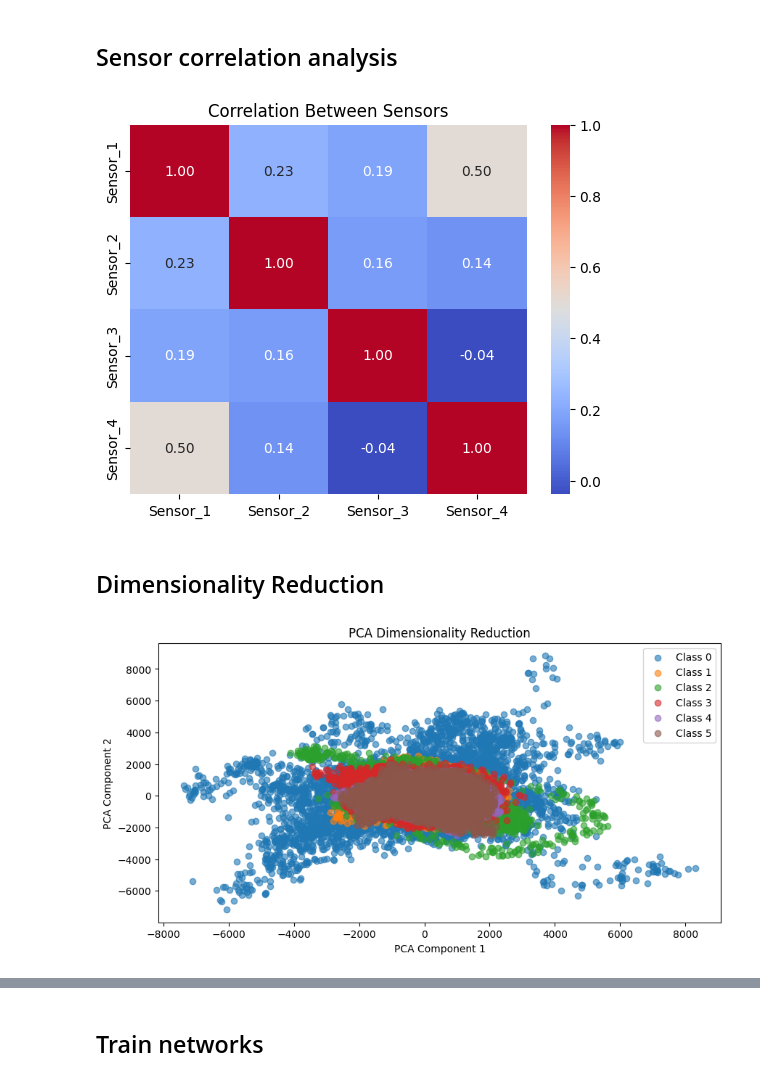
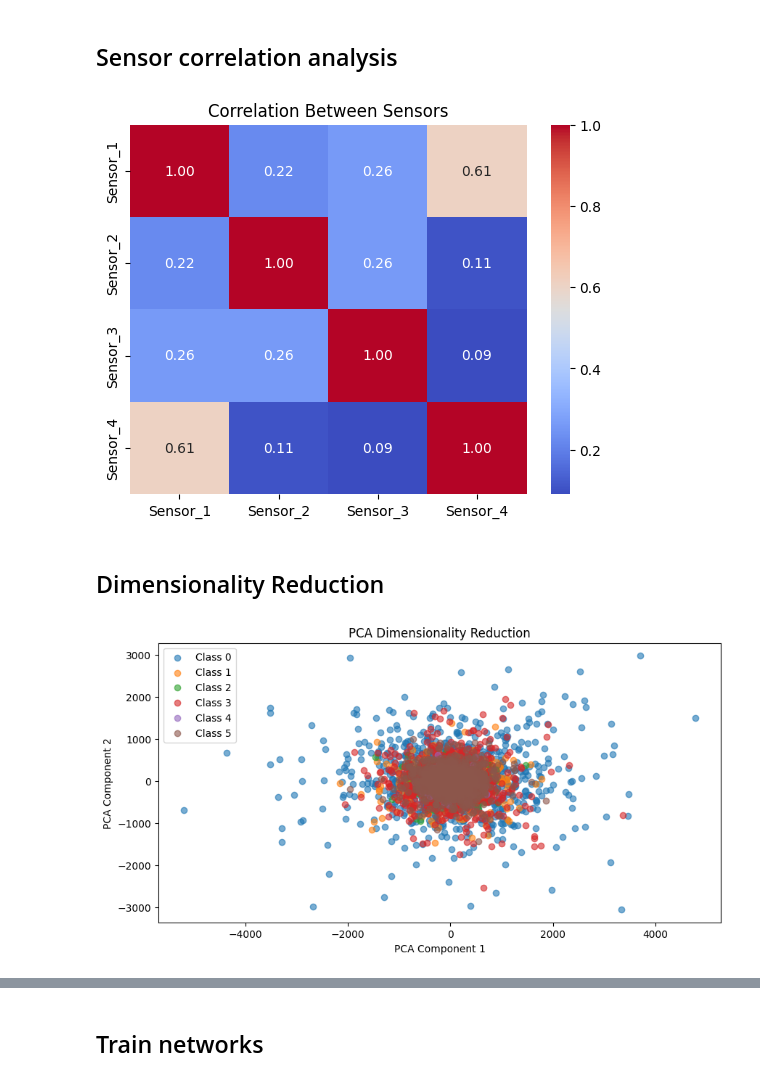
Before and after one commit to Incomprehensible/Real-Time-Gesture-Control-System-for-Precision-Control, a Jupyter notebook: training/scripts/hand-gesture-recognition_pipeline_tuning.ipynb, the cells around one changed output, grey strips where cells are left out. Saved outputs shown, nothing was run; the diff lists cells and outputs as text; code cells hidden in the pictures.

```diff
--- a/training/scripts/hand-gesture-recognition_pipeline_tuning.ipynb
+++ b/training/scripts/hand-gesture-recognition_pipeline_tuning.ipynb
@@ -110,3 +96,9 @@ def get_min_df_array_len(dfs):
 def get_min_df_len(dfs):
     min_len = min([len(df) for df in dfs])
     return min_len
+
+def get_random_df_chunk(df, chunk_len):
+    if len(df) == chunk_len:
+        return df
+    start = np.random.randint(0, len(df) - chunk_len)
+    return df[start:start+chunk_len]
@@ -168,0 +124,4 @@ print(sensor_data.head())
+# %%
+sensor_data = pd.concat(concat_dfs, ignore_index=True)
+labels = sum([[i] * len(concat_dfs[i]) for i in range(NUM_CLASSES)], [])
+print(sensor_data.head())
@@ -380,7 +337,7 @@ if plot_all_timeline:
 # %%
 def plot_signal(data, row_index, title):
     # Split the row into 8 groups corresponding to sensors
-    signals = np.array_split(data, num_sensors)
+    signals = np.array_split(data, NUM_SENSORS, axis=1)
 
     # Plot each sensor's signal
     plt.figure(figsize=(12, 6))
@@ -396,10 +353,10 @@ def plot_signal(data, row_index, title):
 
 def plot_all_signals(preprocessor, all_data, title, filter=False):
     # Plot each sensor's signal
-    signals = np.array_split(all_data, num_sensors)
-    fig, axs = plt.subplots(2, 2, figsize=(24, 16))
+    signals = np.array_split(all_data, NUM_SENSORS, axis=1)
+    fig, axs = plt.subplots(NUM_SENSORS // 2 + NUM_SENSORS % 2, 2, figsize=(24, 16))
     axs = axs.flatten()
-    for sensor in range(0, num_sensors):
+    for sensor in range(0, NUM_SENSORS):
         sigs = signals[sensor]
         sigs = np.array(sigs).flatten()
         # mean = np.mean(sigs, axis=0)
@@ -437,8 +394,8 @@ def plot_all_signals(preprocessor, all_data, title, filter=False):
 # plot_all_signals(preprocessor, raw_signal, title='Ok gesture (all)', filter=False)
 # plot_all_signals(preprocessor, raw_signal, title='Ok gesture (all processed)', filter=True)
 
-preprocessor = EMG_preprocessor(lf, hf, fs, trim, bandpass_order, outlier_rejection_stds, baseline_array.flatten(), filter_type='band', library='libemg')
-raw_signal = ok_df.values
+preprocessor = EMG_preprocessor(lf, hf, fs, trim, bandpass_order, outlier_rejection_stds, np.zeros(concat_dfs[0].shape), filter_type='band', library='libemg', num_sensors=NUM_SENSORS)
+raw_signal = concat_dfs[0].values
 plot_all_signals(preprocessor, raw_signal, title='Ok gesture (all)', filter=False)
 plot_all_signals(preprocessor, raw_signal, title='Ok gesture (all processed)', filter=True)
 
@@ -482,7 +439,7 @@ plt.show()
 # %%
 sensor_means = sensor_data.groupby(np.arange(sensor_data.shape[1]) // 8, axis=1).mean()
 
-sensor_means.columns = [f"Sensor_{i+1}" for i in range(num_sensors)]
+sensor_means.columns = [f"Sensor_{i+1}" for i in range(NUM_SENSORS)]
 
 correlation = sensor_means.corr()
 
@@ -490,33 +447,41 @@ sns.heatmap(correlation, annot=True, cmap="coolwarm", fmt=".2f")
 plt.title("Correlation Between Sensors")
 plt.show()
 # %% [output]
-[figure, old version]
+[figure, new version]
 # %% [markdown]
 ## Dimensionality Reduction
 # %%
 # PCA Dimensionality Reduction to 2 components
 pca = PCA(n_components=2)
 shape = sensor_data.shape
-signals = np.array_split(sensor_data.values.flatten(), num_sensors)
-for sensor in range(0, num_sensors):
-    sigs = signals[sensor]
-    sigs = np.array(sigs).flatten()
-    sigs = preprocessor.preprocess(sigs, sensor)
-    signals[sensor] = sigs
+sensor_data_array = concat_dfs
+sensor_preproc = [[] for _ in range(NUM_CLASSES)]
+for i in range(NUM_CLASSES):
+    shape_per_sensor = sensor_data_array[i].shape
+    signals = np.array_split(sensor_data_array[i], NUM_SENSORS, axis=1)
+    for sensor in range(0, NUM_SENSORS):
+        sigs = signals[sensor]
+        sig_shape = sigs.shape
+        sigs = np.array(sigs).flatten()
+        sigs = preprocessor.preprocess(sigs, sensor)
+        sigs = sigs.reshape(sig_shape)
+        signals[sensor] = sigs
 
-sensor_preproc = np.asarray(signals).flatten().reshape(shape)
+    sensor_preproc[i] = np.asarray(signals).reshape(shape_per_sensor)
+
+sensor_preproc = np.concatenate(sensor_preproc)
 pca_result = pca.fit_transform(sensor_preproc)
 
 # Plot PCA results
 plt.figure(figsize=(10, 5))
 for class_id in np.unique(labels):
     plt.scatter(pca_result[labels == class_id, 0], pca_result[labels == class_id, 1], label=f'Class {class_id}', alpha=0.6)
 plt.title("PCA Dimensionality Reduction")
 plt.xlabel("PCA Component 1")
 plt.ylabel("PCA Component 2")
 plt.legend()
 plt.show()
 # %% [output]
-[figure, old version]
+[figure, new version]
 # %%
 # # t-SNE Dimensionality Reduction to 2 components
```
Also changed, not shown: parts of 52 cells of this notebook, 1 other file.
